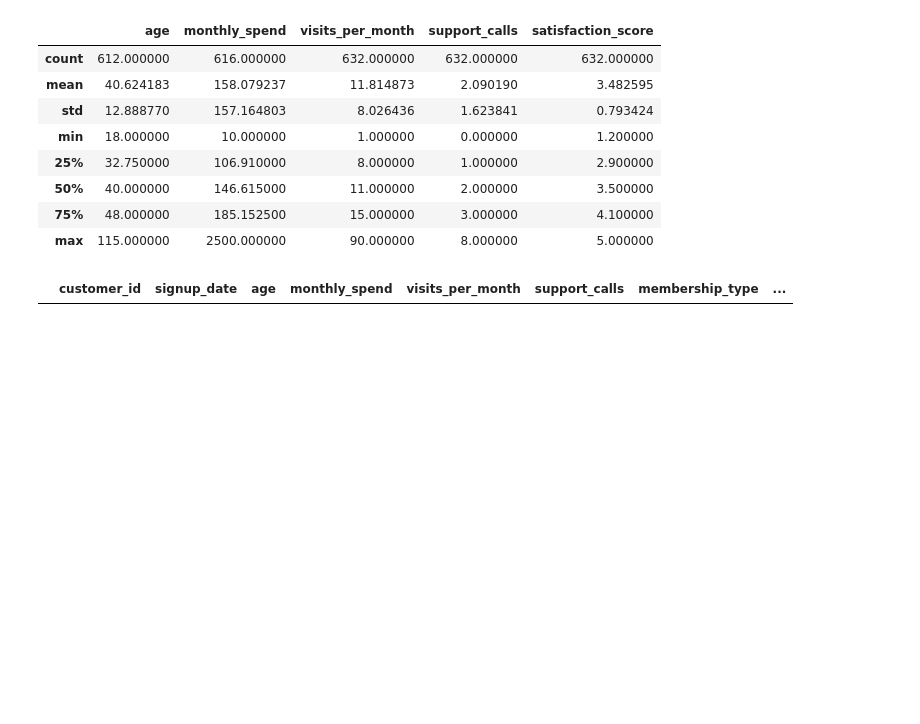
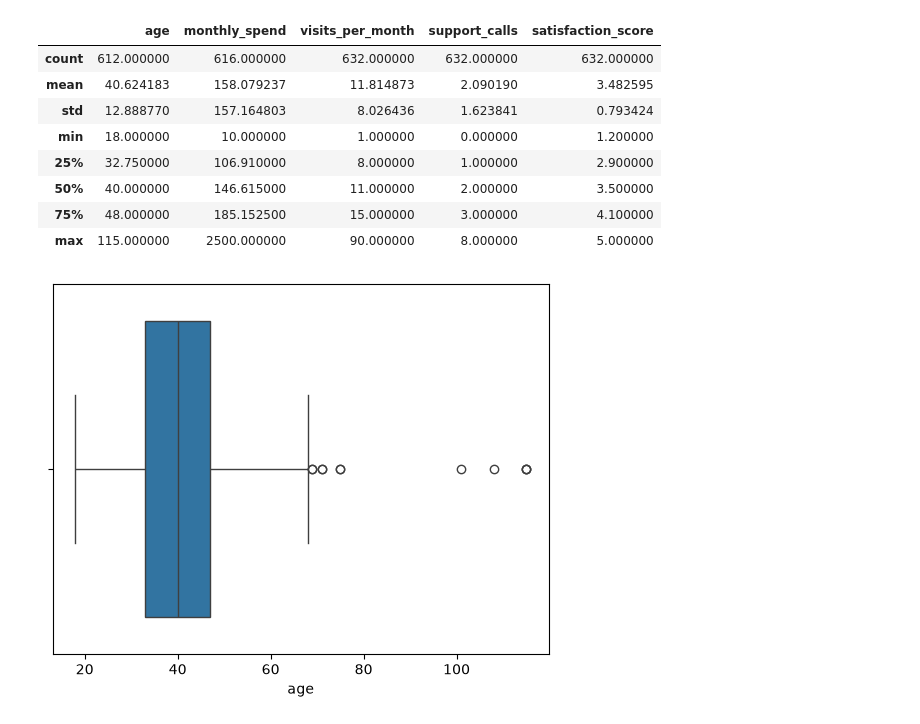
Before and after one commit to Lui-die-lui/aice-associate-study, a Jupyter notebook: DAY14/day14_onehot.ipynb, the cells around one changed output. Saved outputs shown, nothing was run; the diff lists cells and outputs as text; code cells hidden in the pictures; blank space fills up the shorter version.

```diff
--- a/DAY14/day14_onehot.ipynb
+++ b/DAY14/day14_onehot.ipynb
@@ -64,8 +64,26 @@ df.describe()
 
 df[df.duplicated()]
 
+# 중복행 개수
+df.duplicated().sum()
+
 df_original = df.copy()
 
 df = df.drop_duplicates()
-# %% [output]
-|  | customer_id | signup_date | age | monthly_spend | visits_per_month | support_calls | membership_type | ... |
+# %%
+# 인덱스 기준 재정렬 / drop=True -> 인덱스를 새 컬럼으로 남기지 말고 버려라
+df = df.reset_index(drop=True)
+# %%
+# 결측치 처리
+df['age'] = df['age'].fillna(df['age'].median())
+df['monthly_spend'] = df['monthly_spend'].fillna(df['monthly_spend'].median())
+df['membership_type'] = df['membership_type'].fillna(df['membership_type'].mode()[0])
+# %%
+# 이상치 확인
+import matplotlib.pyplot as plt
+import seaborn as sns
+
+sns.boxplot(data=df, x='age')
+plt.show()
+# %% [output]
+[figure, added]
```
Also changed, not shown: parts of 16 cells of this notebook, 3 other files.
